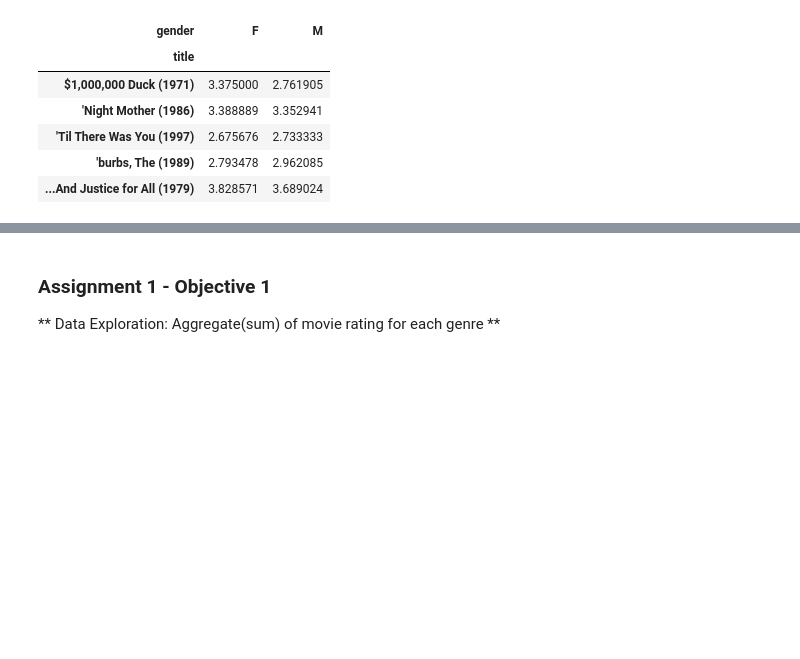
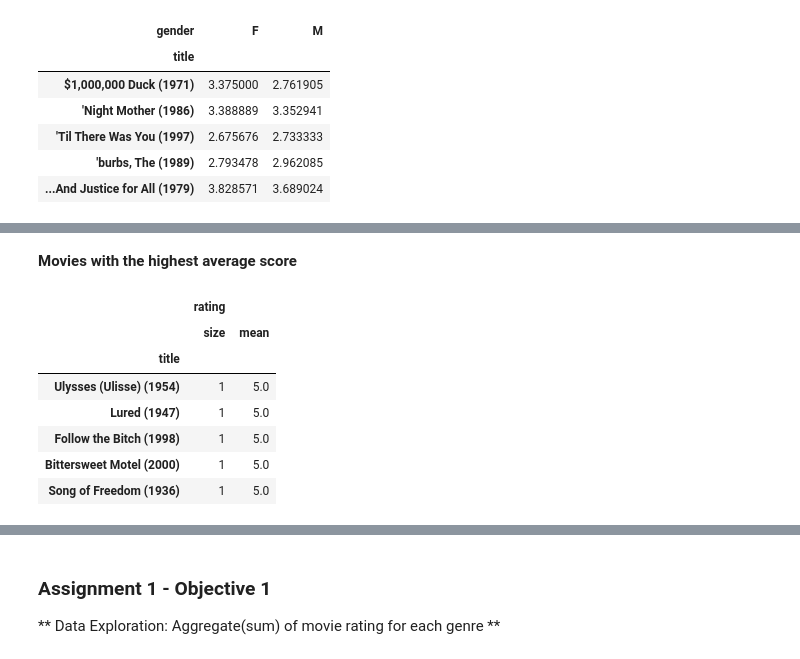
Before and after one commit to david-agumya/CS6220-Data-Mining, a Jupyter notebook: Assignment1.ipynb, the cells around one changed output, grey strips where cells are left out. Saved outputs shown, nothing was run; the diff lists cells and outputs as text; code cells hidden in the pictures; blank space fills up the shorter version.

```diff
--- a/Assignment1.ipynb
+++ b/Assignment1.ipynb
@@ -64,0 +154,14 @@ mean_ratings[:5]
+# %% [markdown]
+__Movies with the highest average score__
+# %%
+movie_stats = data.groupby('title').agg({'rating': [np.size, np.mean]})
+movie_stats.sort_values([('rating', 'mean')], ascending=False).head()
+# %% [output]
+|  | rating |  |
+|  | size | mean |
+| title |  |  |
+| Ulysses (Ulisse) (1954) | 1 | 5.0 |
+| Lured (1947) | 1 | 5.0 |
+| Follow the Bitch (1998) | 1 | 5.0 |
+| Bittersweet Motel (2000) | 1 | 5.0 |
+| Song of Freedom (1936) | 1 | 5.0 |
```
Also changed, not shown: parts of 25 cells of this notebook.
